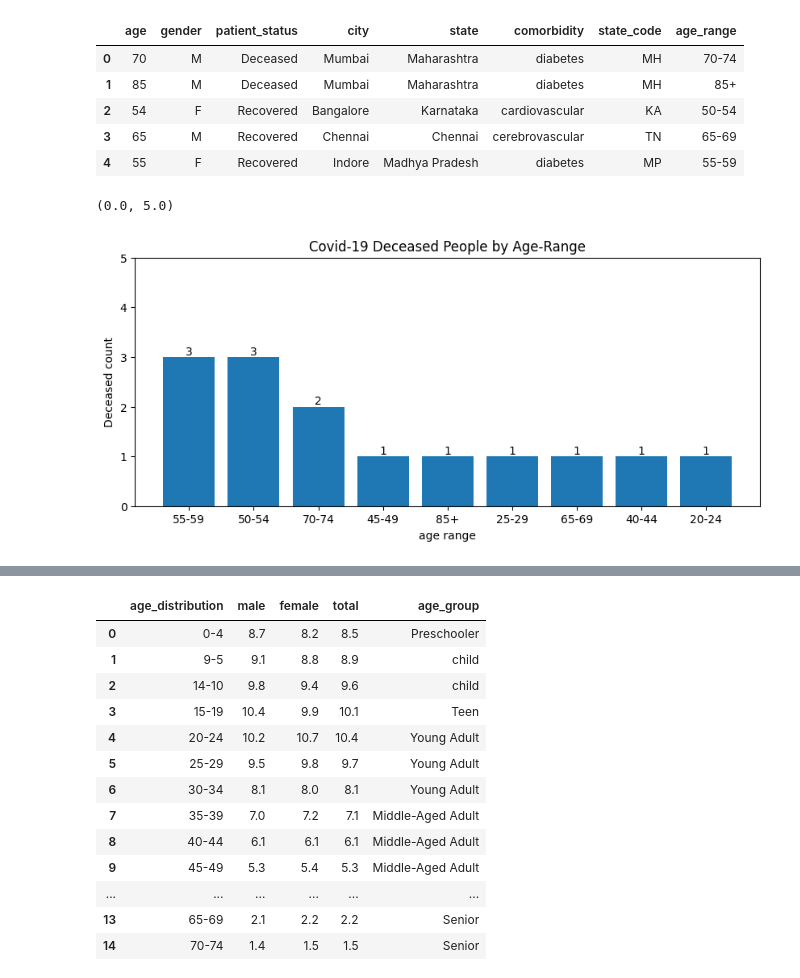
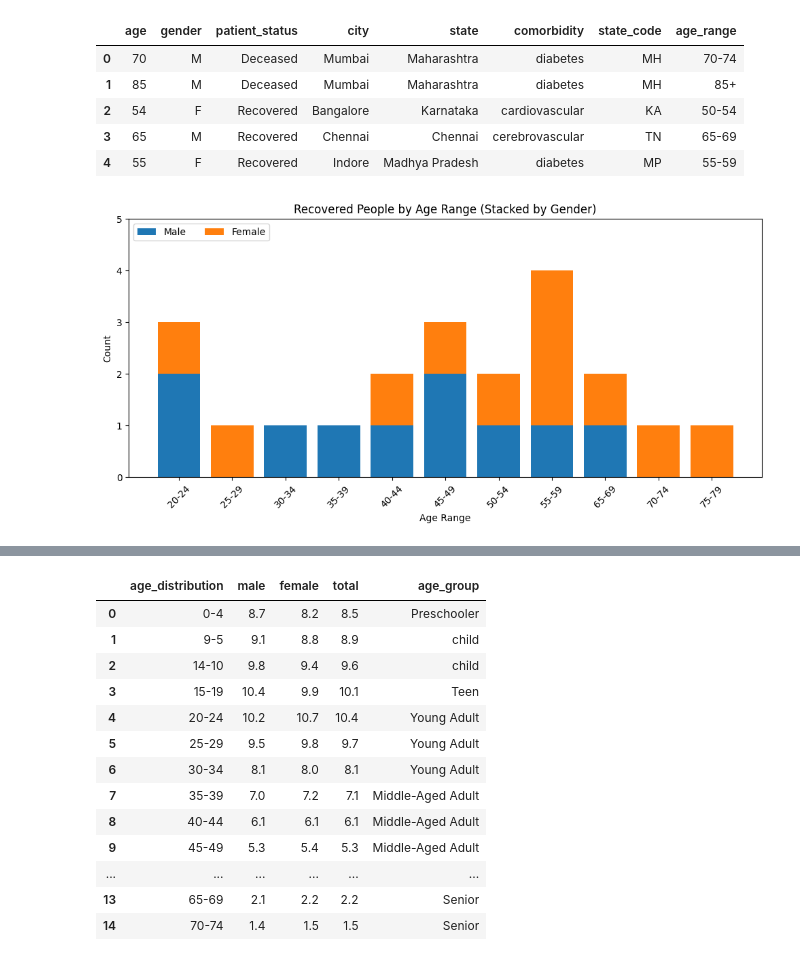
Before and after one commit to adnaen/covid-19-india-analysis, a Jupyter notebook: notebook/02-data-analysis.ipynb, the cells around one changed output, grey strips where cells are left out. Drawn from its saved outputs; the diff is of its cells as text; code cells hidden in the pictures.

Commit message:
CIC1A-13: update with 2 plots

```diff
--- a/notebook/02-data-analysis.ipynb
+++ b/notebook/02-data-analysis.ipynb
@@ -103,16 +103,30 @@ c_death_and_recovery.head()
 | 2 | 54 | F | Recovered | Bangalore | Karnataka | cardiovascular | KA | 50-54 |
 | 3 | 65 | M | Recovered | Chennai | Chennai | cerebrovascular | TN | 65-69 |
 | 4 | 55 | F | Recovered | Indore | Madhya Pradesh | diabetes | MP | 55-59 |
-# %%
-deceased_age_range = c_death_and_recovery[c_death_and_recovery["patient_status"] == "Deceased"]["age_range"].value_counts()
-
-plt.figure(figsize=(10,4))
-ax = plt.bar(x=deceased_age_range.index, height=deceased_age_range.values)
-plt.title("Covid-19 Deceased People by Age-Range")
-plt.bar_label(ax)
-plt.xlabel("age range")
-plt.ylabel("Recovered count")
-plt.ylim(0,5)
-# %% [output]
-(0.0, 5.0)
-[figure, removed]
+# %%
+recovered_df = c_death_and_recovery[c_death_and_recovery["patient_status"] == "Recovered"]
+
+recovered_male_count = recovered_df[recovered_df["gender"] == "M"]["age_range"].value_counts()
+recovered_female_count = recovered_df[recovered_df["gender"] == "F"]["age_range"].value_counts()
+
+all_age_ranges = sorted(set(recovered_male_count.index).union(recovered_female_count.index))
+
+male_values = [recovered_male_count.get(age, 0) for age in all_age_ranges]
+female_values = [recovered_female_count.get(age, 0) for age in all_age_ranges]
+
+x = np.arange(len(all_age_ranges))
+
+plt.figure(figsize=(10, 5))
+bar1 = plt.bar(x, male_values, label="Male")
+bar2 = plt.bar(x, female_values, bottom=male_values, label="Female")
+
+plt.title("Recovered People by Age Range (Stacked by Gender)")
+plt.xlabel("Age Range")
+plt.ylabel("Count")
+plt.xticks(x, all_age_ranges, rotation=45)
+plt.ylim(0, max(np.array(male_values) + np.array(female_values)) + 1)
+plt.legend(loc="upper left", ncols=2)
+plt.tight_layout()
+plt.show()
+# %% [output]
+[figure, added]
```
Also changed, not shown: parts of 3 cells of this notebook.
